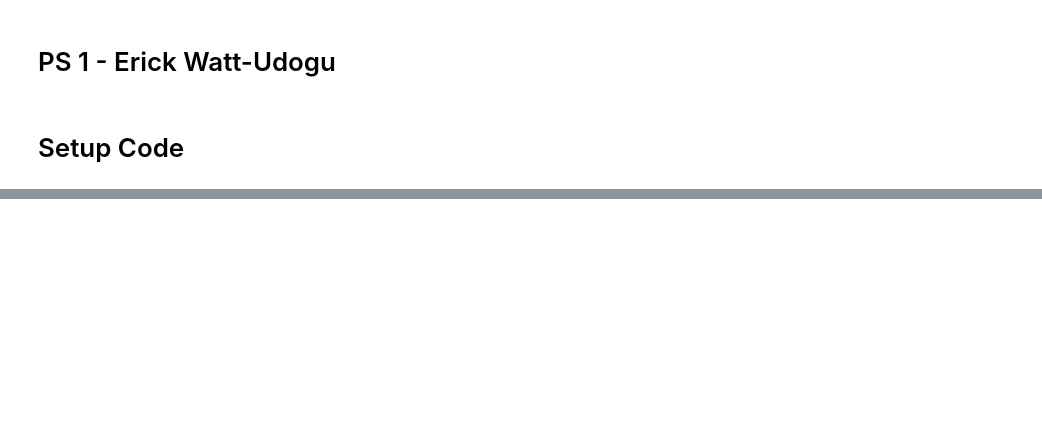
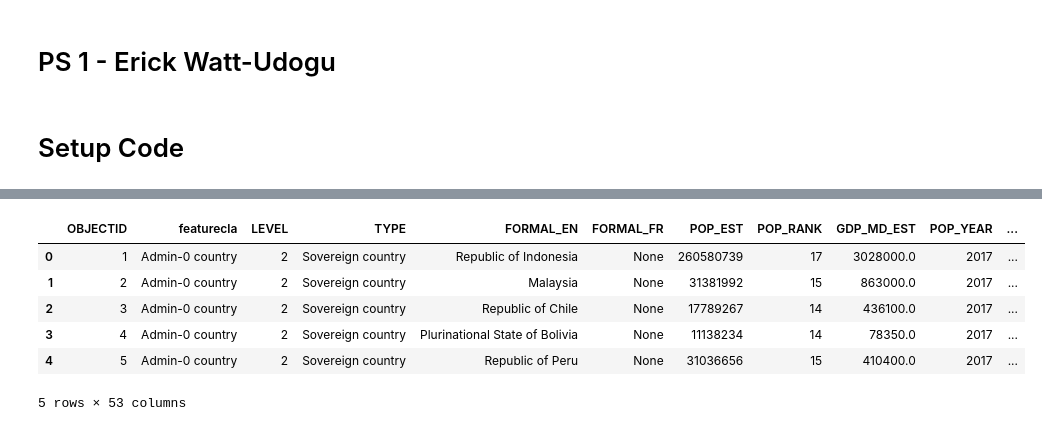
Before and after one commit to ewattudo/datamanagement, a Jupyter notebook: PS1.ipynb, the cells around one changed output, grey strips where cells are left out. Drawn from its saved outputs; the diff is of its cells as text; code cells hidden in the pictures; blank space fills up the shorter version.

```diff
--- a/PS1.ipynb
+++ b/PS1.ipynb
@@ -19,0 +102,6 @@ from pandas.io.formats.style import Styler
+# %%
+! wget -q -O Countries.zip https://datacatalogfiles.worldbank.org/ddh-published/0038272/DR0046659/wb_countries_admin0_10m.zip
+zip_ref = zipfile.ZipFile('Countries.zip', 'r'); zip_ref.extractall(); zip_ref.close()
+Countries=gpd.read_file('/content/WB_countries_Admin0_10m/WB_countries_Admin0_10m.shp')
+Countries.head(5)
+# %% [output]
@@ -19,0 +109,7 @@ from pandas.io.formats.style import Styler
+|  | OBJECTID | featurecla | LEVEL | TYPE | FORMAL_EN | FORMAL_FR | POP_EST | POP_RANK | GDP_MD_EST | POP_YEAR | ... |
+| 0 | 1 | Admin-0 country | 2 | Sovereign country | Republic of Indonesia | None | 260580739 | 17 | 3028000.0 | 2017 | ... |
+| 1 | 2 | Admin-0 country | 2 | Sovereign country | Malaysia | None | 31381992 | 15 | 863000.0 | 2017 | ... |
+| 2 | 3 | Admin-0 country | 2 | Sovereign country | Republic of Chile | None | 17789267 | 14 | 436100.0 | 2017 | ... |
+| 3 | 4 | Admin-0 country | 2 | Sovereign country | Plurinational State of Bolivia | None | 11138234 | 14 | 78350.0 | 2017 | ... |
+| 4 | 5 | Admin-0 country | 2 | Sovereign country | Republic of Peru | None | 31036656 | 15 | 410400.0 | 2017 | ... |
+5 rows × 53 columns
```
Also changed, not shown: parts of 8 cells of this notebook.
